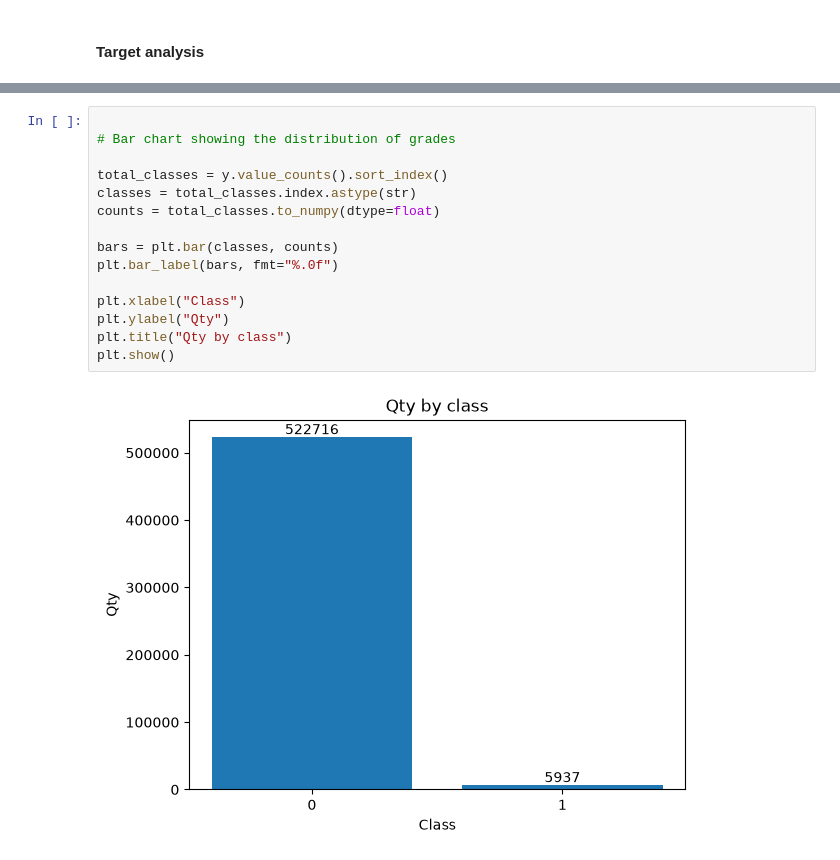
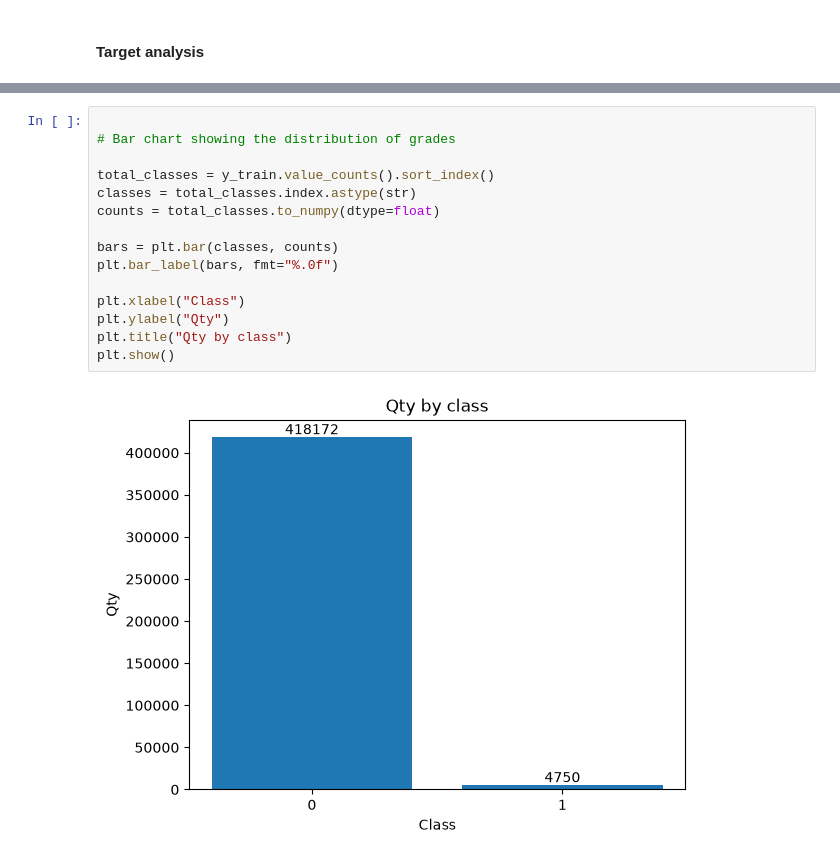
Before and after one commit to marciodosanjos/classification-churn, a Jupyter notebook: notebooks/01_exploracao.ipynb, the cells around one changed output, grey strips where cells are left out. Saved outputs shown, nothing was run; the diff lists cells and outputs as text.

```diff
--- a/notebooks/01_exploracao.ipynb
+++ b/notebooks/01_exploracao.ipynb
@@ -463,17 +463,17 @@ plt.show()
 # %%
 
 # Bar chart showing the distribution of grades
 
-total_classes = y.value_counts().sort_index()
+total_classes = y_train.value_counts().sort_index()
 classes = total_classes.index.astype(str)
 counts = total_classes.to_numpy(dtype=float)
 
 bars = plt.bar(classes, counts)
 plt.bar_label(bars, fmt="%.0f")
 
 plt.xlabel("Class")
 plt.ylabel("Qty")
 plt.title("Qty by class")
 plt.show()
 # %% [output]
-[figure, old version]
+[figure, new version]
```
Also changed, not shown: parts of 5 cells of this notebook.
